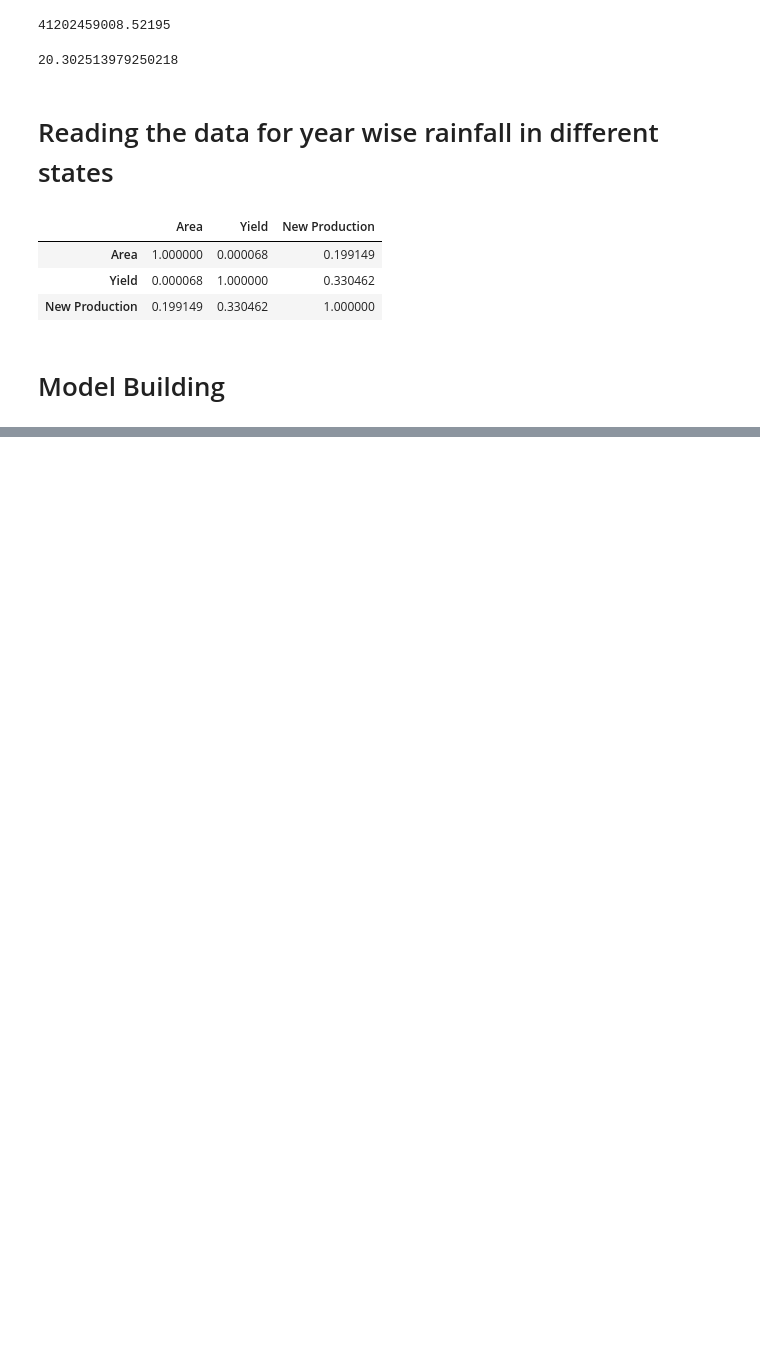
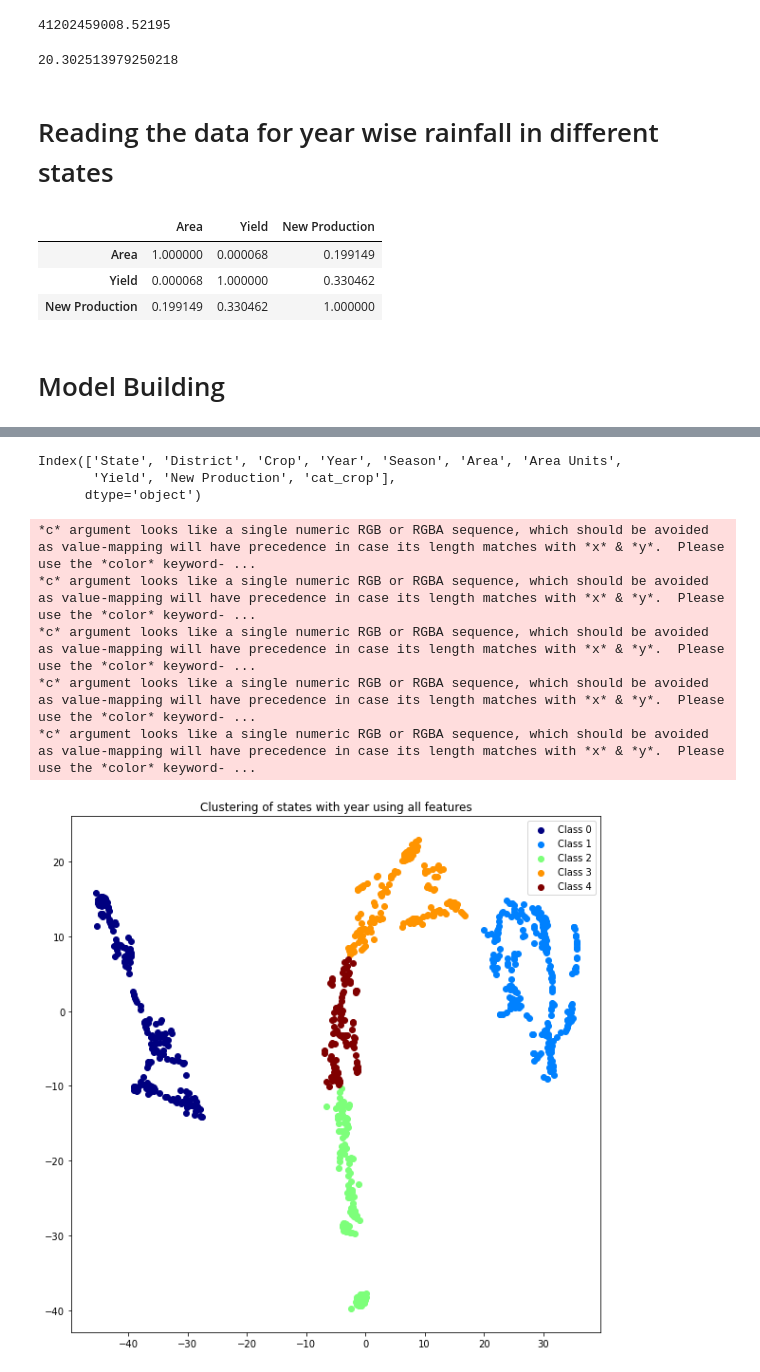
Before and after one commit to ank232/Crop-Analysis-Project-, a Jupyter notebook: eda new_data-set.ipynb, the cells around one changed output, grey strips where cells are left out. Drawn from its saved outputs; the diff is of its cells as text; code cells hidden in the pictures; blank space fills up the shorter version.

```diff
--- a/eda new_data-set.ipynb
+++ b/eda new_data-set.ipynb
@@ -542,0 +564,3 @@ df.corr()
+# %%
+for i in range(k):
+    print('Cluster ',i,list(set(for_cluster.Crop[y==i].values)),'\n')
@@ -542,0 +577,6 @@ df.corr()
+# %%
+df.columns
+# %% [output]
+Index(['State', 'District', 'Crop', 'Year', 'Season', 'Area', 'Area Units',
+       'Yield', 'New Production', 'cat_crop'],
+      dtype='object')
@@ -542,0 +585,27 @@ df.corr()
+# %%
+for_cluster = df[['State','Year', 'Area', 'New Production', 'Yield']]
+for_cluster = for_cluster.groupby(['State','Year']).agg('mean').reset_index()
+for_cluster.head()
+X = TSNE(n_components=2).fit_transform(for_cluster.iloc[:,2:])
+# k=4
+# kmeans = km(n_clusters=k, random_state=0).fit(X)
+# y = kmeans.labels_
+clustering = AgglomerativeClustering(n_clusters=5).fit(X)
+y=clustering.labels_
+list(set(y))
+N= len(list(set(y)))
+cmap = plt.cm.jet
+colors = cmap(np.linspace(0, 1, N))
+fig = plt.figure(figsize=(10,10))
+for i in list(set(y)):
+    plt.scatter(X[y==i,0],X[y==i,1],c=colors[i],label=str('Class '+str(i)))
+plt.legend()
+plt.title('Clustering of states with year using all features')
+plt.show()
+# %% [output]
+*c* argument looks like a single numeric RGB or RGBA sequence, which should be avoided as value-mapping will have precedence in case its length matches with *x* & *y*.  Please use the *color* keyword- ...
+*c* argument looks like a single numeric RGB or RGBA sequence, which should be avoided as value-mapping will have precedence in case its length matches with *x* & *y*.  Please use the *color* keyword- ...
+*c* argument looks like a single numeric RGB or RGBA sequence, which should be avoided as value-mapping will have precedence in case its length matches with *x* & *y*.  Please use the *color* keyword- ...
+*c* argument looks like a single numeric RGB or RGBA sequence, which should be avoided as value-mapping will have precedence in case its length matches with *x* & *y*.  Please use the *color* keyword- ...
+*c* argument looks like a single numeric RGB or RGBA sequence, which should be avoided as value-mapping will have precedence in case its length matches with *x* & *y*.  Please use the *color* keyword- ...
+[figure, added]
```
Also changed, not shown: parts of 17 cells of this notebook, 3 other files.
